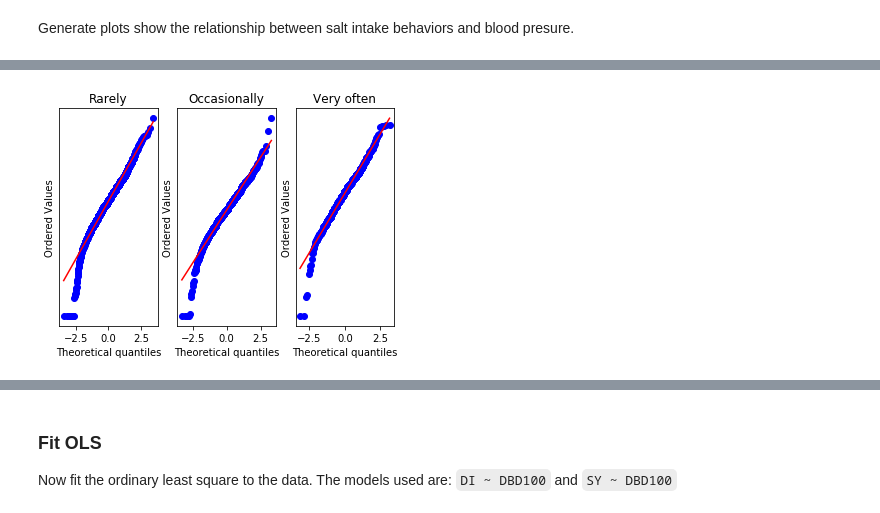
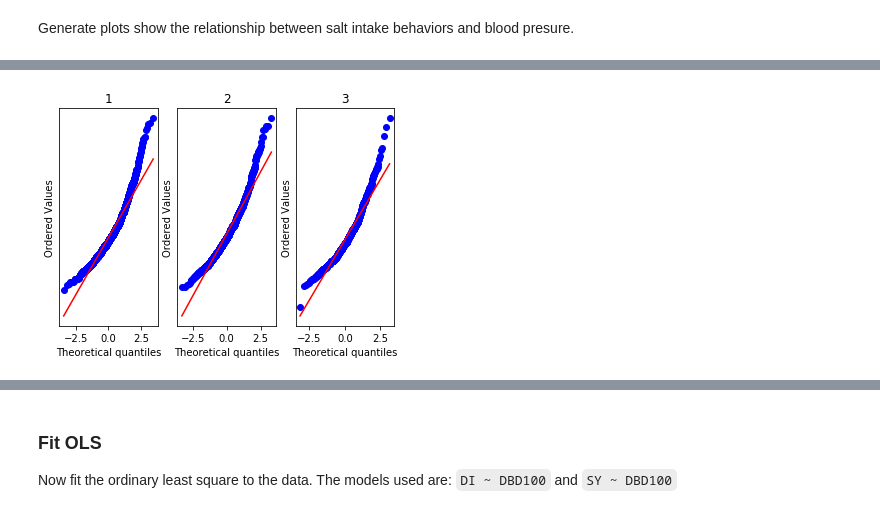
Before and after one commit to multisensorylb/stats506, a Jupyter notebook: Codes/Python/additional_report.ipynb, the cells around one changed output, grey strips where cells are left out. Saved outputs shown, nothing was run; the diff lists cells and outputs as text; code cells hidden in the pictures.

```diff
--- a/Codes/Python/additional_report.ipynb
+++ b/Codes/Python/additional_report.ipynb
@@ -38,10 +38,15 @@ import matplotlib.pyplot as plt
 os.chdir('D:/学习/密歇根/STAT506/Group project/stats506/')
 
 # read data
-demo = pd.read_excel("RawData/Demographics_15_16.xlsx")
-BMI = pd.read_excel("RawData/Body_measures_2015_16.xlsx")
-bp = pd.read_excel('RawData/Blood_Pressure_2015_16.xlsx')
-nutr = pd.read_excel("RawData/Dietary_nutrients_firstday_2015_16.xlsx")
+demo_ = pd.read_excel("RawData/Demographics_15_16.xlsx")
+BMI_ = pd.read_excel("RawData/Body_measures_2015_16.xlsx")
+bp_ = pd.read_excel('RawData/Blood_Pressure_2015_16.xlsx')
+nutr_ = pd.read_excel("RawData/Dietary_nutrients_firstday_2015_16.xlsx")
+# %%
+demo=demo_
+BMI=BMI_
+bp=bp_
+nutr=nutr_
 # %% [markdown]
 ### Data cleaning
 
@@ -119,27 +149,27 @@ plt.show()
 # %%
-# Test normality of Diastolic given salt intake
+# Test normality of Systolic given salt intake
 ax1 = plt.subplot(131)
-a=DI_salt[['Rarely']].dropna().to_numpy()
+a=SY_salt[['Rarely']].dropna().to_numpy()
 a=np.reshape(a,(len(a)))
 qqplot = stats.probplot(a, plot=plt)
 plt.yticks([])
 
 ax2 = plt.subplot(132)
-b=DI_salt[['Occasionally']].dropna().to_numpy()
+b=SY_salt[['Occasionally']].dropna().to_numpy()
 b=np.reshape(b,(len(b)))
 qqplot = stats.probplot(b, plot=plt)
 plt.yticks([])
 
 ax3 = plt.subplot(133)
-c=DI_salt[['Very often']].dropna().to_numpy()
+c=SY_salt[['Very often']].dropna().to_numpy()
 c=np.reshape(c,(len(c)))
 qqplot = stats.probplot(c, plot=plt)
 plt.yticks([])
 
-ax1.set_title('Rarely')
-ax2.set_title('Occasionally')
-ax3.set_title('Very often')
+ax1.set_title('1')
+ax2.set_title('2')
+ax3.set_title('3')
 
 plt.show()
 # %% [output]
-[figure, old version]
+[figure, new version]
```
Also changed, not shown: parts of 5 cells of this notebook, 6 other files.
